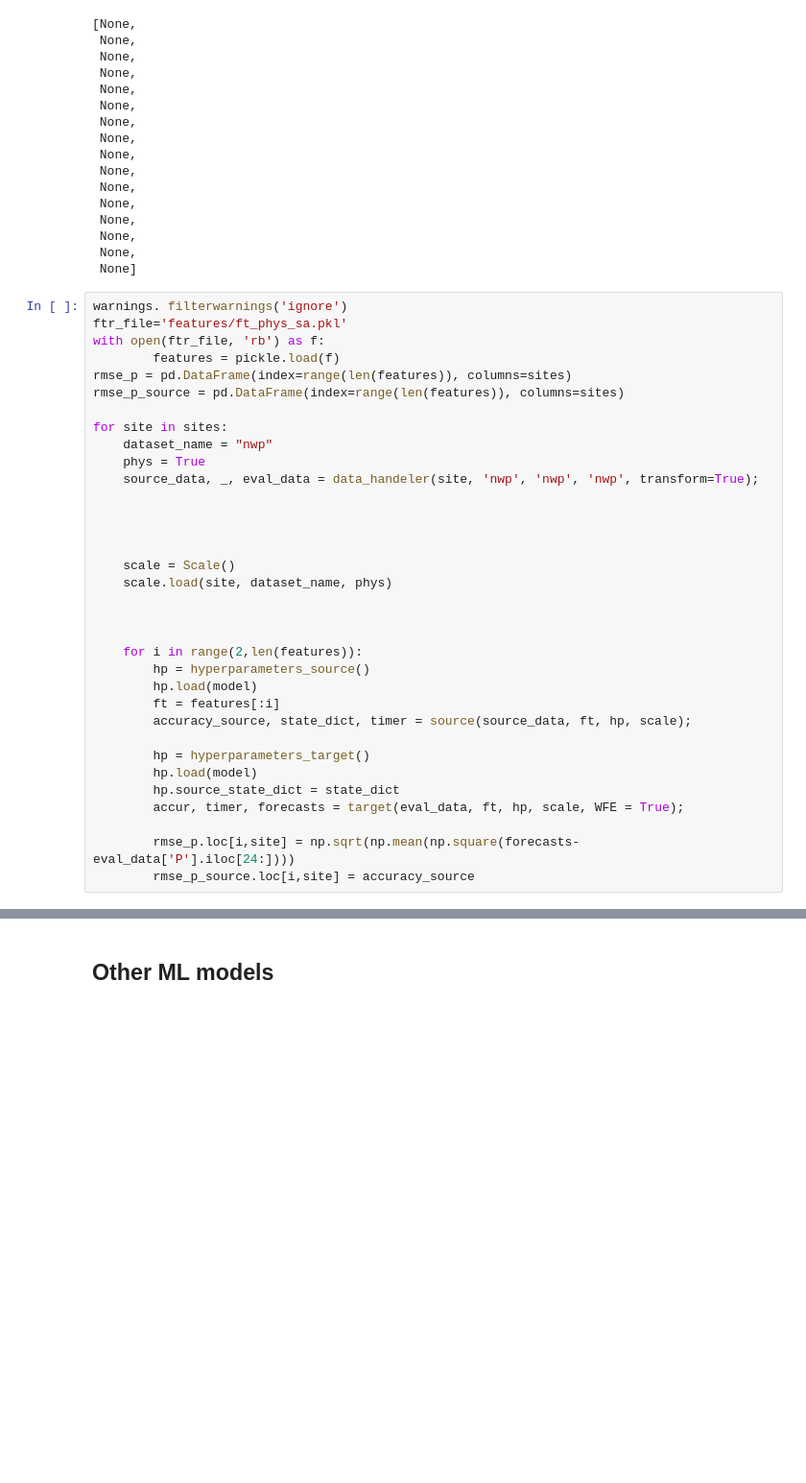
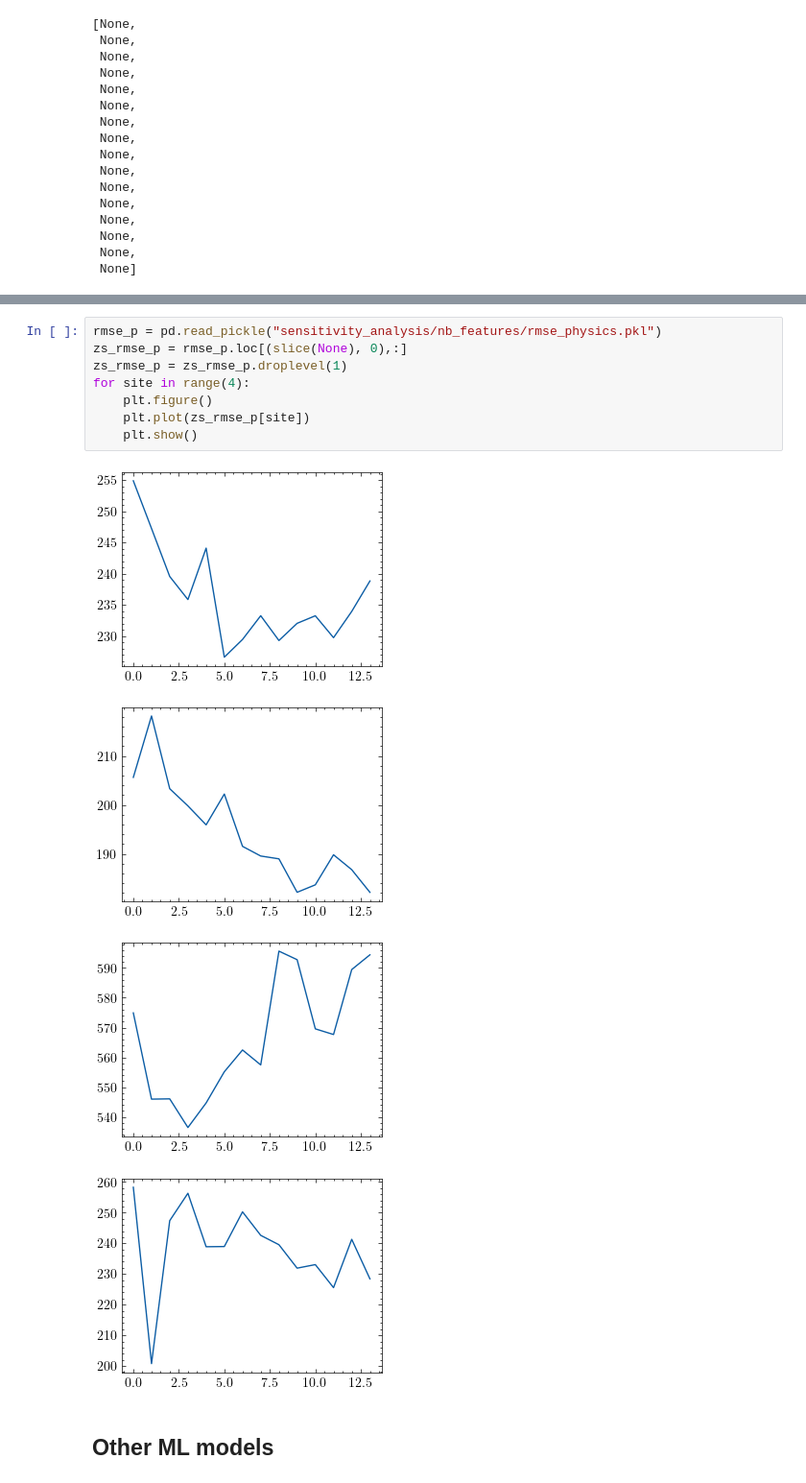
Before and after one commit to RobbeVDE/SolNet-2, a Jupyter notebook: sensitivity_analysis.ipynb, the cells around one changed output, grey strips where cells are left out. Shown at 96% size. Saved outputs shown, nothing was run; the diff lists cells and outputs as text; blank space fills up the shorter version.

```diff
--- a/sensitivity_analysis.ipynb
+++ b/sensitivity_analysis.ipynb
@@ -508,37 +526,3 @@ Variable: total_cloud_amount   Importance: 0.0
  None,
  None,
  None]
-# %%
-warnings. filterwarnings('ignore')
-ftr_file='features/ft_phys_sa.pkl'
-with open(ftr_file, 'rb') as f:
-        features = pickle.load(f)
-rmse_p = pd.DataFrame(index=range(len(features)), columns=sites)
-rmse_p_source = pd.DataFrame(index=range(len(features)), columns=sites)
-
-for site in sites:
-    dataset_name = "nwp"
-    phys = True
-    source_data, _, eval_data = data_handeler(site, 'nwp', 'nwp', 'nwp', transform=True);
-
-
-
-
-    scale = Scale()
-    scale.load(site, dataset_name, phys)
-
-
-
-    for i in range(2,len(features)):
-        hp = hyperparameters_source()
-        hp.load(model)
-        ft = features[:i]
-        accuracy_source, state_dict, timer = source(source_data, ft, hp, scale);
-
-        hp = hyperparameters_target()
-        hp.load(model)
-        hp.source_state_dict = state_dict
-        accur, timer, forecasts = target(eval_data, ft, hp, scale, WFE = True);
-
-        rmse_p.loc[i,site] = np.sqrt(np.mean(np.square(forecasts-eval_data['P'].iloc[24:])))
-        rmse_p_source.loc[i,site] = accuracy_source
@@ -564,3 +529,16 @@ AttributeError: 'hyperparameters_target' object has no attribute 'gif_plotter'
+# %%
+rmse_p = pd.read_pickle("sensitivity_analysis/nb_features/rmse_physics.pkl")
+zs_rmse_p = rmse_p.loc[(slice(None), 0),:]
+zs_rmse_p = zs_rmse_p.droplevel(1)
+for site in range(4):
+    plt.figure()
+    plt.plot(zs_rmse_p[site])
+    plt.show()
+# %% [output]
+[figure, added]
+[figure, added]
+[figure, added]
+[figure, added]
 # %% [markdown]
 ## Other ML models
 # %% [markdown]
```
Also changed, not shown: parts of 21 cells of this notebook, 4 other files.
